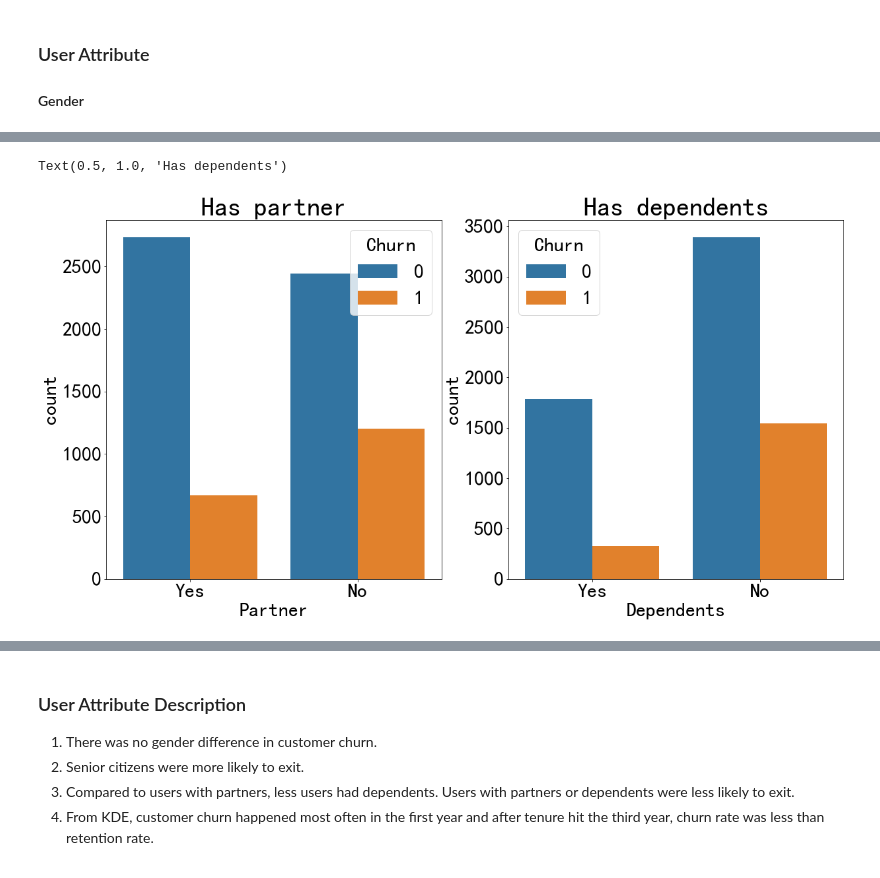
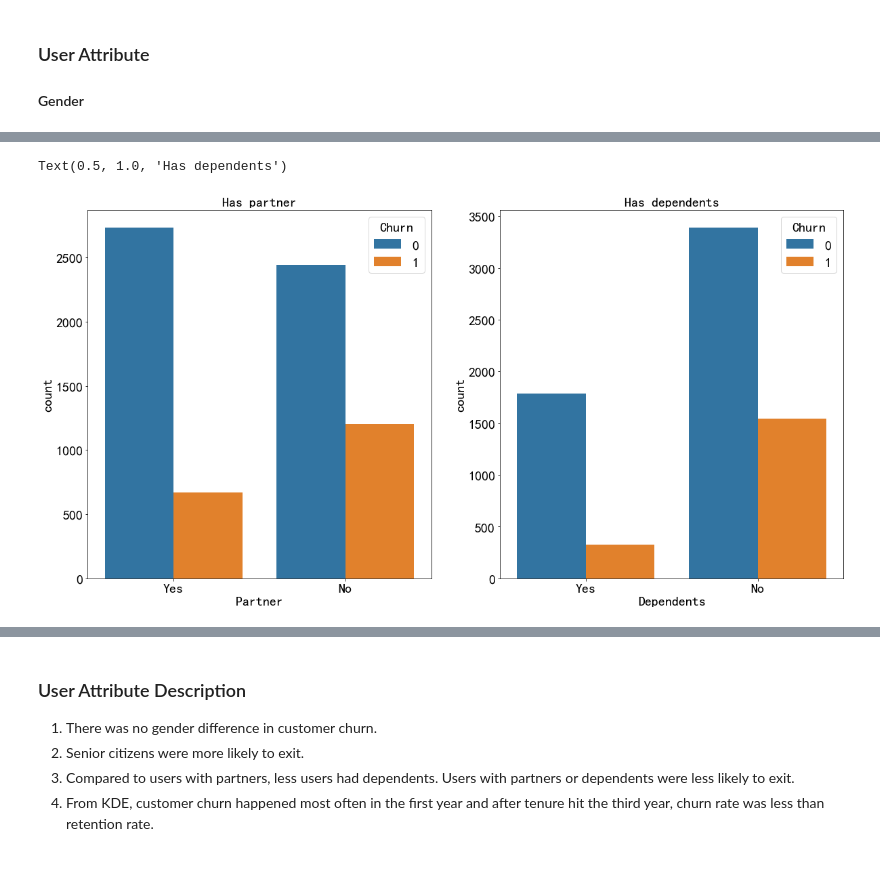
Before and after one commit to dada0804/Airbnb_User_Analysis, a Jupyter notebook: Telco_Customer_Churn/Telco Customer Churn.ipynb, the cells around one changed output, grey strips where cells are left out. Drawn from its saved outputs; the diff is of its cells as text; code cells hidden in the pictures.

```diff
--- a/Telco_Customer_Churn/Telco Customer Churn.ipynb
+++ b/Telco_Customer_Churn/Telco Customer Churn.ipynb
@@ -76,7 +76,8 @@ We will use visualization to explore what may lead to customer churn.
 f,[ax1,ax2]=plt.subplots(1,2,figsize=(15,5))
 sns.countplot(x='Churn',data=customer,ax=ax1)
 customer['Churn'].value_counts().to_frame().plot(kind='pie',y='Churn',ax=ax2)
-ax1.set_title('Customer Churn',fontsize=40)
-ax2.set_title('Churn Ratio',fontsize=40)
+ax1.set_title('Customer Churn',fontsize=20)
+ax2.set_title('Churn Ratio',fontsize=20
+             )
 # %% [output]
 Text(0.5, 1.0, 'Churn Ratio')
@@ -104,13 +105,13 @@ g.map(sns.barplot,'gender','Churn')
 # %%
 f,[ax1,ax2]=plt.subplots(1,2,figsize=(20,10))
 
 sns.countplot(x='Partner',hue='Churn',data=customer,ax=ax1,order=['Yes','No'])
-ax1.set_title('Has partner',fontsize=40)
+ax1.set_title('Has partner',fontsize=20)
 sns.countplot(x='Dependents',hue='Churn',data=customer,ax=ax2,order=['Yes','No'])
-ax2.set_title('Has dependents',fontsize=40)
+ax2.set_title('Has dependents',fontsize=20)
 # %% [output]
 Text(0.5, 1.0, 'Has dependents')
-[figure, old version]
+[figure, new version]
 # %%
 # tenure
 sns.kdeplot(customer[customer['Churn']==0]['tenure'].dropna(),color='pink',label='Churn: No',shade='True')
```
Also changed, not shown: parts of 13 cells of this notebook.
